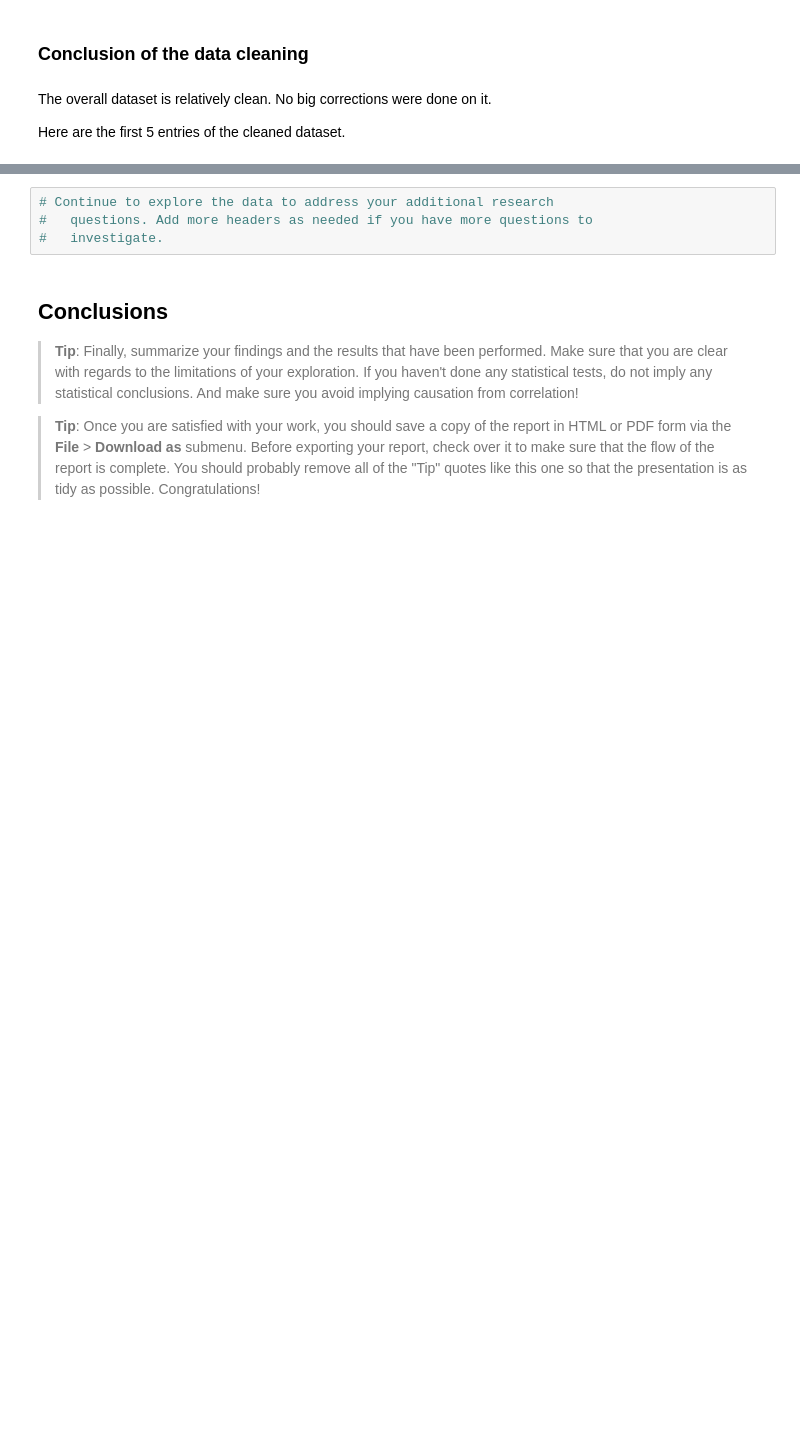
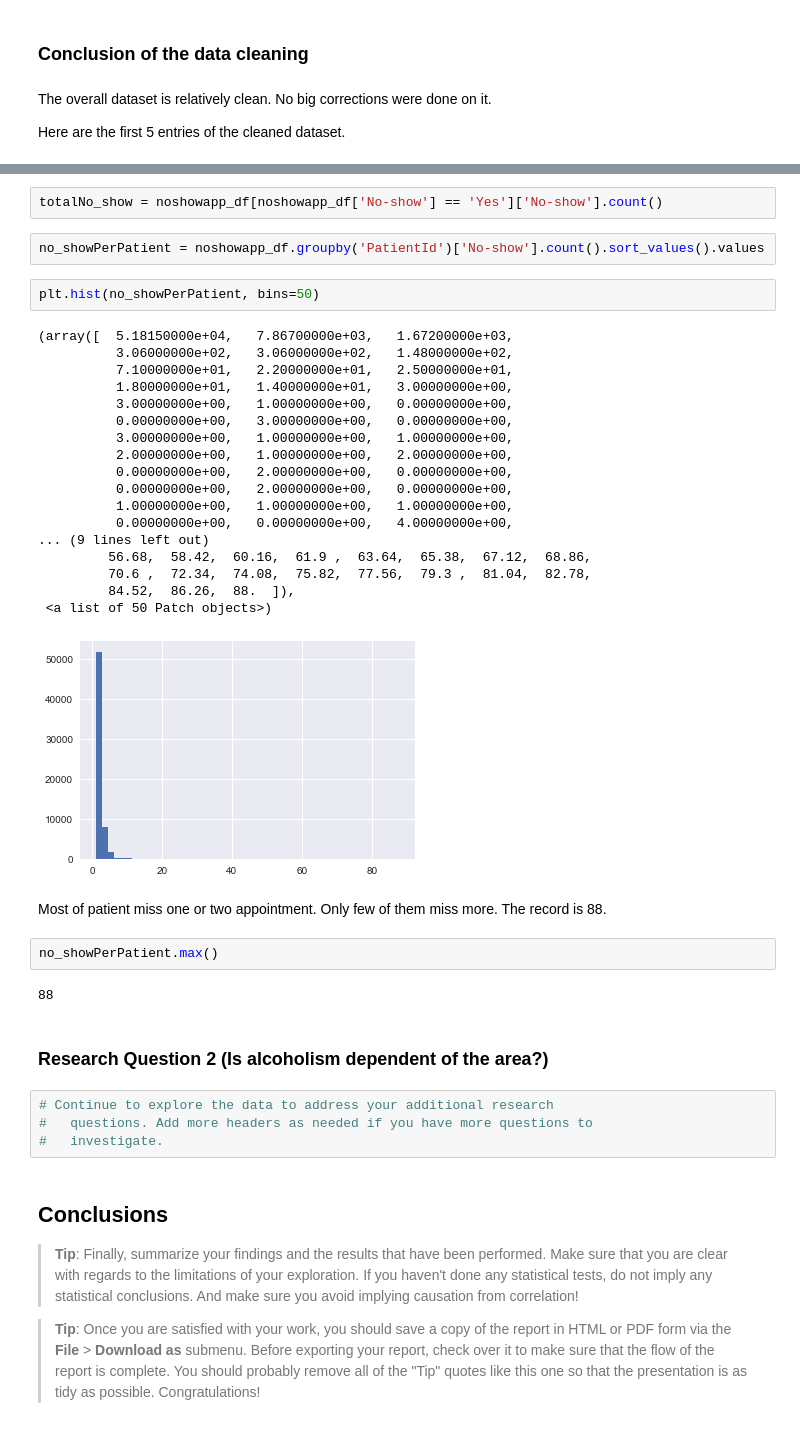
Before and after one commit to Hansastro/Nanodregree_Data_Analyst, a Jupyter notebook: Chapter3/investigate-a-dataset.ipynb, the cells around one changed output, grey strips where cells are left out. Cells and saved outputs as stored; diff of their text form; blank space fills up the shorter version.

```diff
--- a/Chapter3/investigate-a-dataset.ipynb
+++ b/Chapter3/investigate-a-dataset.ipynb
@@ -480,3 +519,37 @@ noshowapp_df.head()
+# %%
+totalNo_show = noshowapp_df[noshowapp_df['No-show'] == 'Yes']['No-show'].count()
+# %%
+no_showPerPatient = noshowapp_df.groupby('PatientId')['No-show'].count().sort_values().values
+# %%
+plt.hist(no_showPerPatient, bins=50)
+# %% [output]
+(array([  5.18150000e+04,   7.86700000e+03,   1.67200000e+03,
+          3.06000000e+02,   3.06000000e+02,   1.48000000e+02,
+          7.10000000e+01,   2.20000000e+01,   2.50000000e+01,
+          1.80000000e+01,   1.40000000e+01,   3.00000000e+00,
+          3.00000000e+00,   1.00000000e+00,   0.00000000e+00,
+          0.00000000e+00,   3.00000000e+00,   0.00000000e+00,
+          3.00000000e+00,   1.00000000e+00,   1.00000000e+00,
+          2.00000000e+00,   1.00000000e+00,   2.00000000e+00,
+          0.00000000e+00,   2.00000000e+00,   0.00000000e+00,
+          0.00000000e+00,   2.00000000e+00,   0.00000000e+00,
+          1.00000000e+00,   1.00000000e+00,   1.00000000e+00,
+          0.00000000e+00,   0.00000000e+00,   4.00000000e+00,
+... (9 lines left out)
+         56.68,  58.42,  60.16,  61.9 ,  63.64,  65.38,  67.12,  68.86,
+         70.6 ,  72.34,  74.08,  75.82,  77.56,  79.3 ,  81.04,  82.78,
+         84.52,  86.26,  88.  ]),
+ <a list of 50 Patch objects>)
+[figure, added]
+# %% [markdown]
+Most of patient miss one or two appointment. Only few of them miss more.
+The record is 88.
+# %%
+no_showPerPatient.max()
+# %% [output]
+88
+# %% [markdown]
+### Research Question 2  (Is alcoholism dependent of the area?)
 # %%
 # Continue to explore the data to address your additional research
 #   questions. Add more headers as needed if you have more questions to
```
Also changed, not shown: parts of 26 cells of this notebook, 1 other file.
